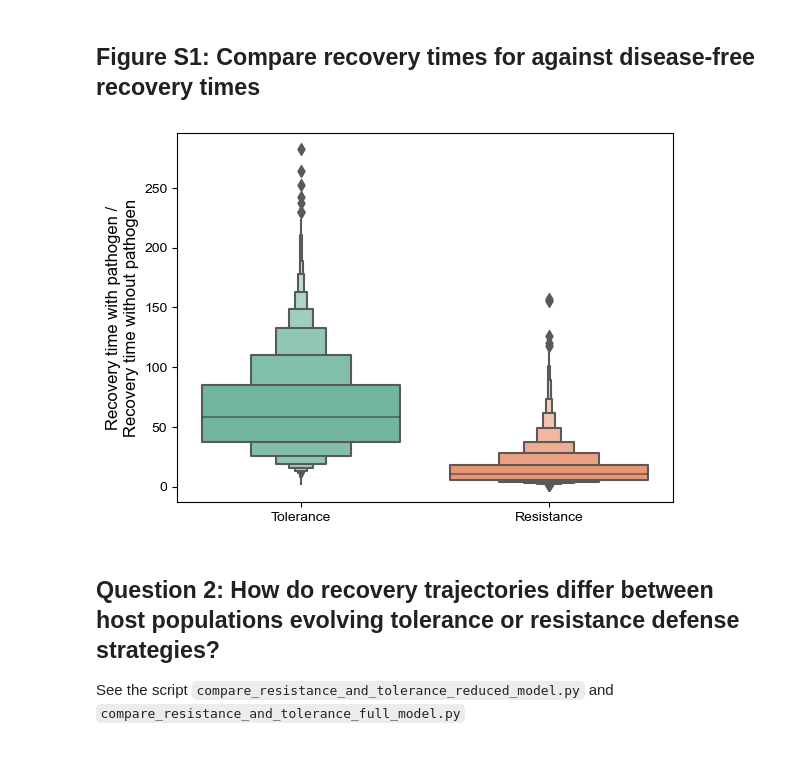
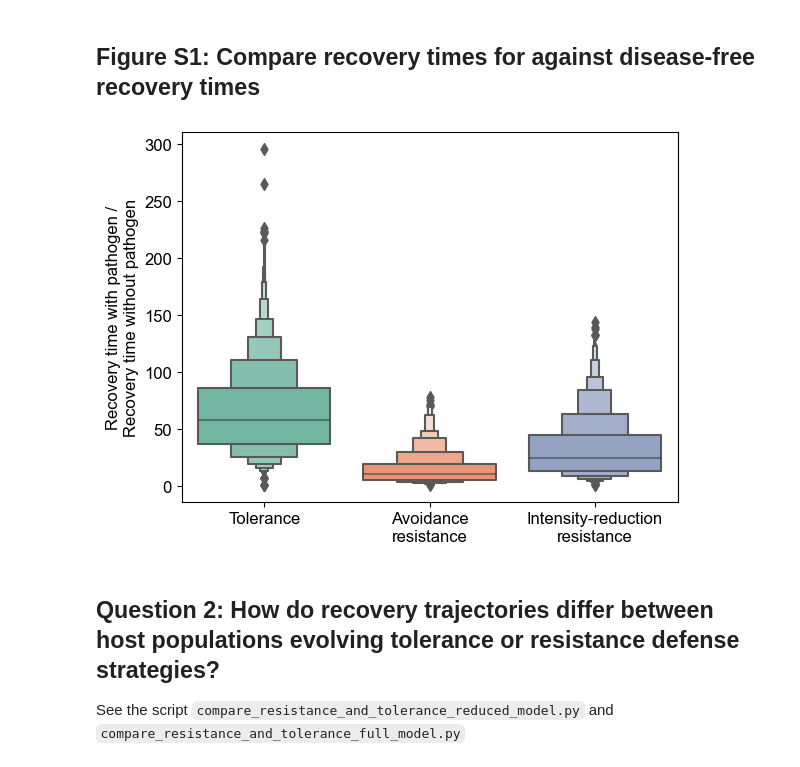
Before and after one commit to mqwilber/epiecoevo, a Jupyter notebook: code/anatomy_of_recovery_analysis.ipynb, the cells around one changed output. Saved outputs shown, nothing was run; the diff lists cells and outputs as text; code cells hidden in the pictures.

```diff
--- a/code/anatomy_of_recovery_analysis.ipynb
+++ b/code/anatomy_of_recovery_analysis.ipynb
@@ -491,0 +720,3 @@ fig.savefig("../results/bifurcation_plots.pdf", bbox_inches="tight")
+# %%
+# Compare recovery time for resistance hosts
+recov_time_compare_ir_resistance = time_full_recovery[good_inds] / time_full_recovery_no_pathogen[good_inds]
@@ -749,18 +1076,21 @@ recov_time_compare_tolerance = time_full_recovery[good_inds] / time_full_recover
 # %% [markdown]
 ## Figure S1: Compare recovery times for against disease-free recovery times
 # %%
-df_resist = pd.DataFrame({'defense': np.repeat("Resistance", len(recov_time_compare_resistance)),
+df_resist = pd.DataFrame({'defense': np.repeat("Avoidance\nresistance", len(recov_time_compare_resistance)),
                           'ratio': recov_time_compare_resistance})
+df_ir_resist = pd.DataFrame({'defense': np.repeat("Intensity-reduction\nresistance", len(recov_time_compare_ir_resistance)),
+                             'ratio': recov_time_compare_ir_resistance})
 df_tolerance = pd.DataFrame({'defense': np.repeat("Tolerance", len(recov_time_compare_tolerance)),
                               'ratio': recov_time_compare_tolerance})
-df_all = pd.concat([df_resist, df_tolerance])
+df_all = pd.concat([df_tolerance, df_resist, df_ir_resist])
 df_all = df_all[df_all.ratio != np.inf] # Drop infinities
-ax = sns.boxenplot(x='defense', y='ratio', data=df_all, palette=["#66c2a5", "#fc8d62"], order=['Tolerance', 'Resistance'])
+ax = sns.boxenplot(x='defense', y='ratio', data=df_all, palette=["#66c2a5", "#fc8d62", "#8DA0CB"], order=['Tolerance', 'Avoidance\nresistance', 'Intensity-reduction\nresistance'])
 ax.set_ylabel("Recovery time with pathogen /\nRecovery time without pathogen", size=12)
 ax.set_xlabel("")
+ax.tick_params(labelsize=12)
 plt.savefig("../results/disease_free_comparison.pdf", bbox_inches="tight")
 # %% [output]
-[figure, old version]
+[figure, new version]
 # %% [markdown]
 ## Question 2: How do recovery trajectories differ between host populations evolving tolerance or resistance defense strategies?
 
```
Also changed, not shown: parts of 44 cells of this notebook, 4 other files.
